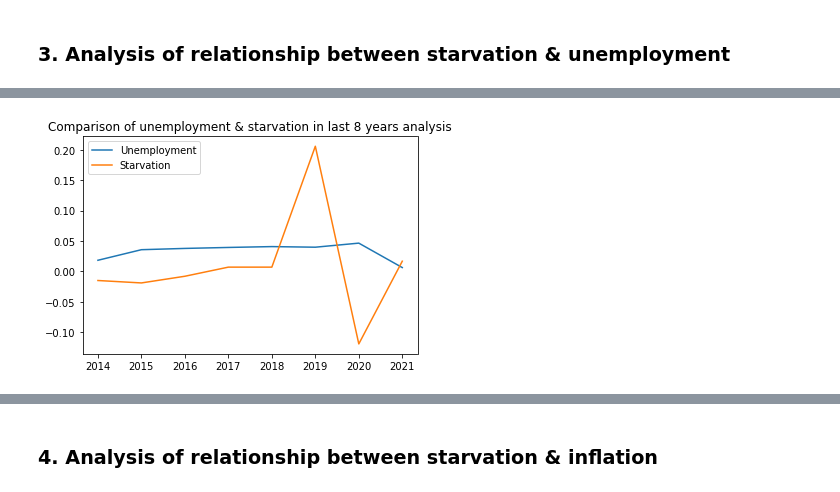
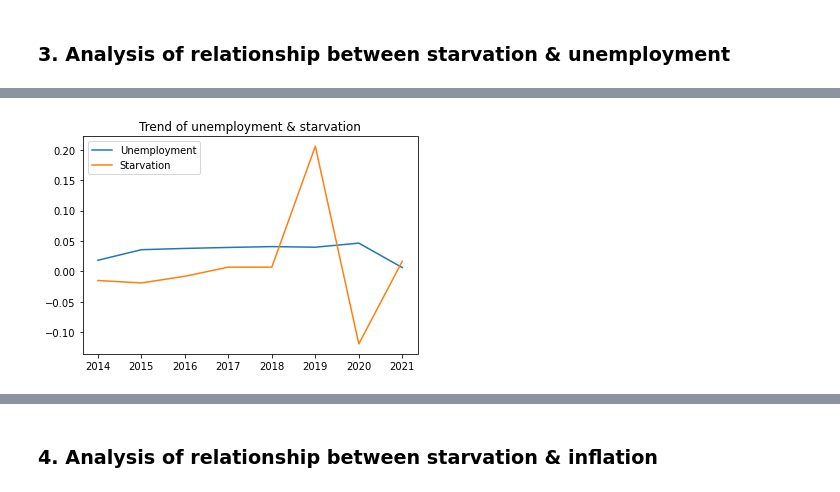
Before and after one commit to eqan/Starvation-Period-Analysis-And-Forecast, a Jupyter notebook: Project.ipynb, the cells around one changed output, grey strips where cells are left out. Drawn from its saved outputs; the diff is of its cells as text; code cells hidden in the pictures.

Commit message:
Adding Analysis Of Data + Resource Materials

```diff
--- a/Project.ipynb
+++ b/Project.ipynb
@@ -21 +25,13 @@ import matplotlib.pyplot as plt
+# %%
+import pandas as pd
+import numpy as np
+import matplotlib.pyplot as plt
+import seaborn as sns
+
+dataSkipped = pd.read_csv(r'./Project-Dataset.csv', skiprows=range(1,55))
+dataWhole = pd.read_csv(r'./Project-Dataset.csv')
+
+n=len(dataSkipped)
+r = np.arange(n)
+width = 0.25
 # %% [markdown]
@@ -92,8 +122,8 @@ plt.draw()
 # %%
-plt.plot(data["Year"], data["Unemployment Per Year"], label="Unemployment")
-plt.plot(data["Year"], data["Hunger Annual Change"], label="Starvation")
-plt.title("Comparison of unemployment & starvation in last 8 years analysis")
+plt.plot(dataSkipped["Year"], dataSkipped["Unemployment Per Year"], label="Unemployment")
+plt.plot(dataSkipped["Year"], dataSkipped["Hunger Annual Change"], label="Starvation")
+plt.title("Trend of unemployment & starvation")
 plt.legend()
 plt.show()
 # %% [output]
-[figure, old version]
+[figure, new version]
```
Also changed, not shown: parts of 26 cells of this notebook, 14 other files.
